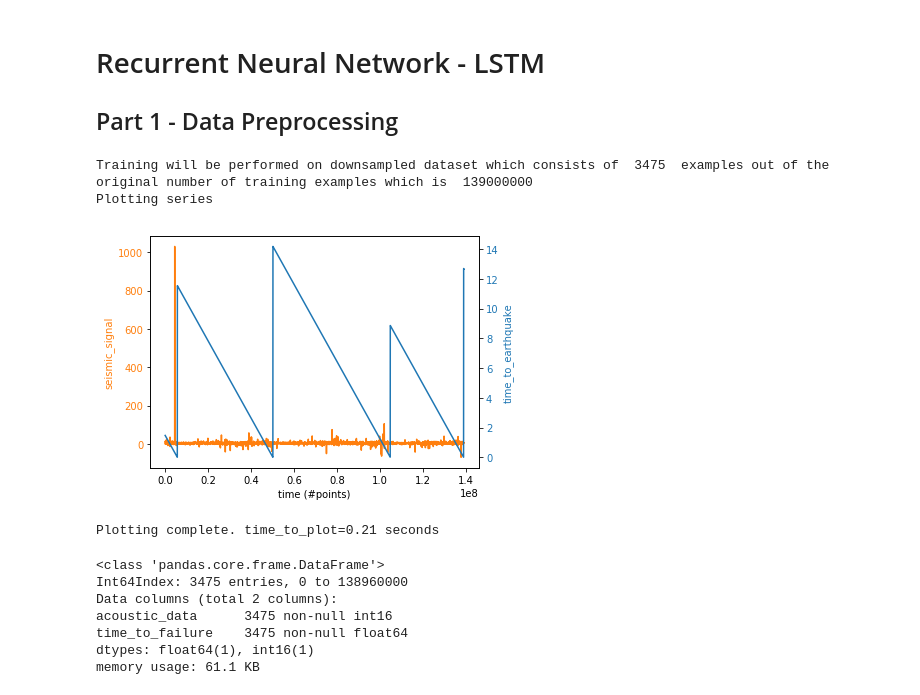
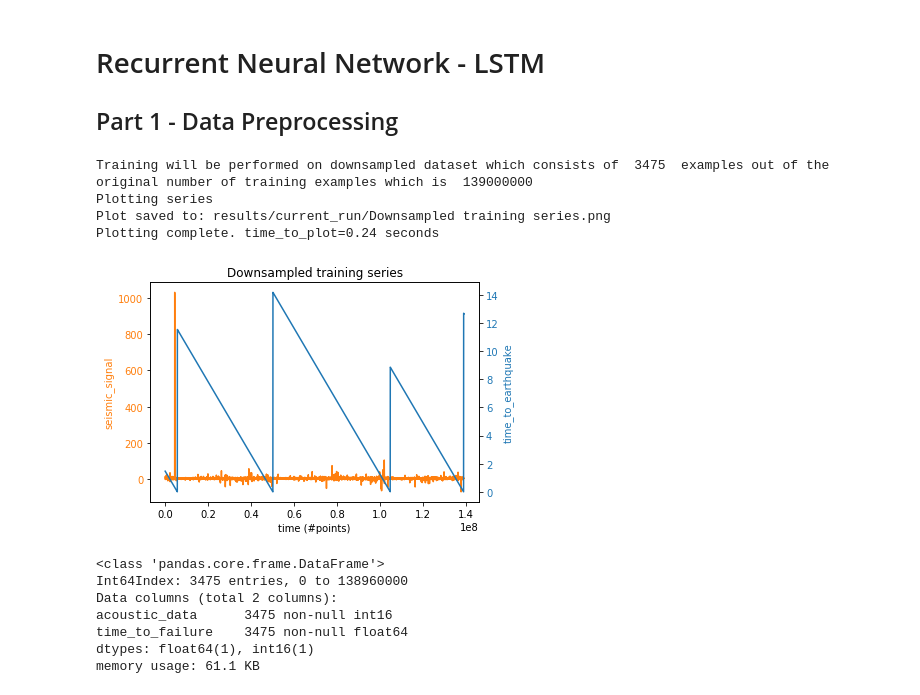
Before and after one commit to sgamage2/ece-9309-ml-project, a Jupyter notebook: LANL_NB.ipynb, the cells around one changed output. Saved outputs shown, nothing was run; the diff lists cells and outputs as text; code cells hidden in the pictures.

```diff
--- a/LANL_NB.ipynb
+++ b/LANL_NB.ipynb
@@ -80,6 +80,11 @@ hdf_key = 'my_key'
 truncated_train_hdf_file = '../LANL-Earthquake-Prediction/truncated_train_hdf.h5'
 validation_hdf_file = '../LANL-Earthquake-Prediction/validation_hdf.h5'
 test_hdf_file = '../LANL-Earthquake-Prediction/test_hdf.h5'
+
+# Folder to save results
+results_dir = 'results/current_run'
+
+do_plot_series = False   # Whether training, validation, testing series should be plotted (time and memory consuming: keep this disabled unless necessary)
 # %%
 # Tunable parameters relating to the operation of the algorithm
 
@@ -124,11 +129,12 @@ def truncate_dataset(df, num_rows_to_keep):
     print('Truncating complete. trunc_df.shape={}'.format(trunc_df.shape))
     return trunc_df
 # %%
-def plot_series(df):
+def plot_series(df, title, save_dir):
     print('Plotting series')
     t0 = time.time()
 
     fig, ax1 = plt.subplots()
+    plt.title(title)
 
     color = 'tab:orange'
     ax1.set_xlabel('time (#points)')
@@ -144,6 +150,11 @@ def plot_series(df):
     ax2.tick_params(axis='y', labelcolor=color)
 
     fig.tight_layout()  # otherwise the right y-label is slightly clipped
-    plt.show()
+
+    filename = save_dir + '/' + title + '.png'
+    plt.savefig(filename, bbox_inches='tight')
+    print('Plot saved to: {}'.format(filename))
+    #plt.show()
+
     print('Plotting complete. time_to_plot={:.2f} seconds'.format(time.time() - t0))
 # %%
@@ -228,18 +264,19 @@ dtype: float64
 # %%
 # Importing the training set
 """Temporary: we downsample the training datatset to reduce time!"""
 down_sample=40000
 dataset_train = train_df.iloc[::down_sample,:]
 training_set = dataset_train.iloc[:, 0:2].values
 print("Training will be performed on downsampled dataset which consists of ",dataset_train.shape[0],
       " examples out of the original number of training examples which is ", train_df.shape[0])
 
-plot_series(dataset_train)
+plot_series(dataset_train, "Downsampled training series", results_dir)
 # %% [output]
 Training will be performed on downsampled dataset which consists of  3475  examples out of the original number of training examples which is  139000000
 Plotting series
+Plot saved to: results/current_run/Downsampled training series.png
+Plotting complete. time_to_plot=0.24 seconds
-[figure, old version]
+[figure, new version]
-Plotting complete. time_to_plot=0.21 seconds
 # %%
 dataset_train.info()
 dataset_train.head()
```
Also changed, not shown: parts of 22 cells of this notebook, 11 other files.
